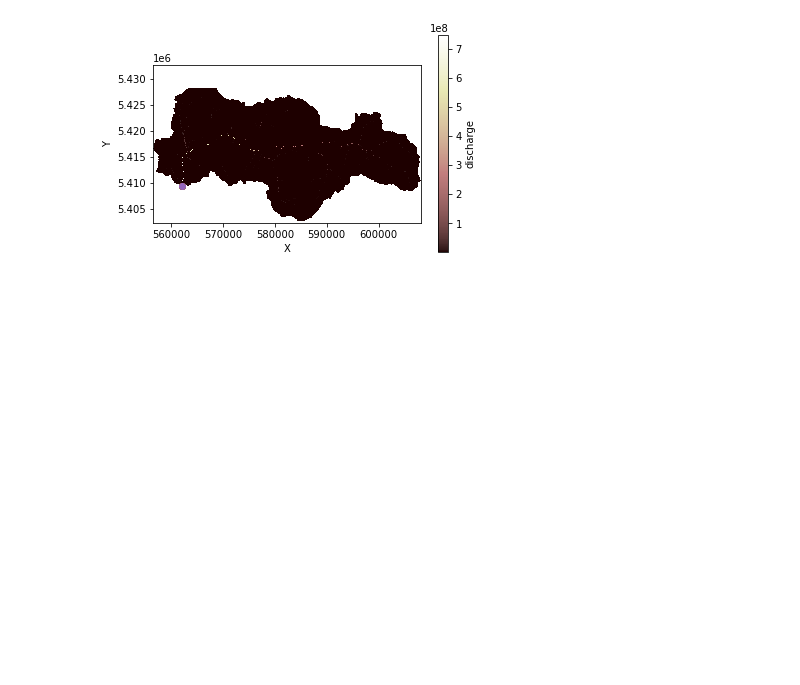
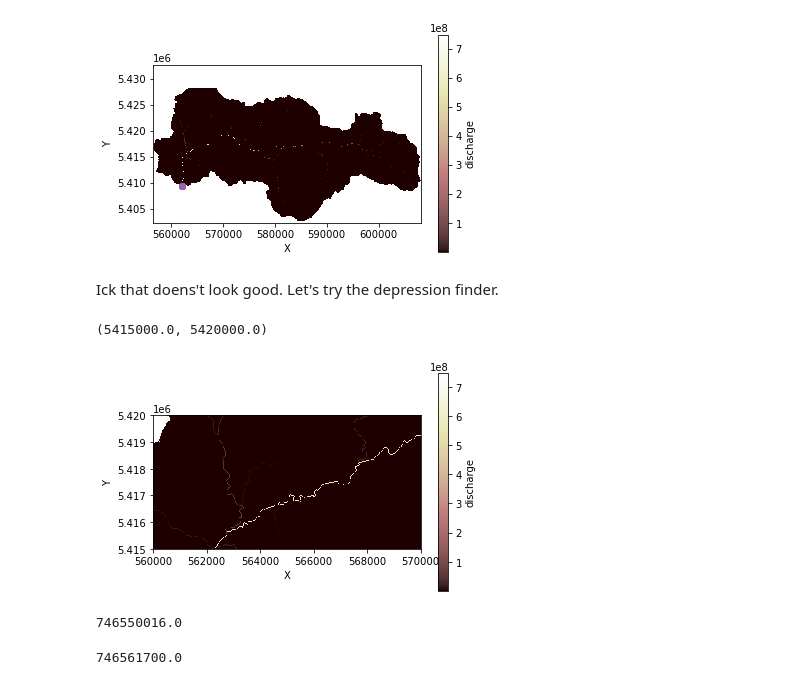
Before and after one commit to kaylied/2021_PREEVENTS_REU, a Jupyter notebook: prep_Nooksack_DEM.ipynb, the cells around one changed output. Saved outputs shown, nothing was run; the diff lists cells and outputs as text; code cells hidden in the pictures; blank space fills up the shorter version.

```diff
--- a/prep_Nooksack_DEM.ipynb
+++ b/prep_Nooksack_DEM.ipynb
@@ -51,3 +53,5 @@ for node in pot_outlets:
     ax.scatter(mg.x_of_node[node], mg.y_of_node[node])
 # %% [output]
 [figure]
+# %% [markdown]
+Ick that doens't look good. Let's try the depression finder.
@@ -53,0 +62,12 @@ for node in pot_outlets:
+# %%
+f, ax = mp.subplots()
+imshow_grid_at_node(mg,
+                    mg.at_node['surface_water__discharge'],
+                    colorbar_label='discharge',
+#                     vmax = 1*10**8,
+                    color_for_closed=None)
+ax.set_xlim([560000, 570000])
+ax.set_ylim([5.415*10**6, 5.42*10**6])
+# %% [output]
+(5415000.0, 5420000.0)
+[figure, added]
@@ -53,0 +82,8 @@ for node in pot_outlets:
+# %%
+max(mg.at_node['surface_water__discharge'])
+# %% [output]
+746550016.0
+# %%
+max(mg.at_node['drainage_area'])
+# %% [output]
+746561700.0
```
Also changed, not shown: parts of 7 cells of this notebook.
